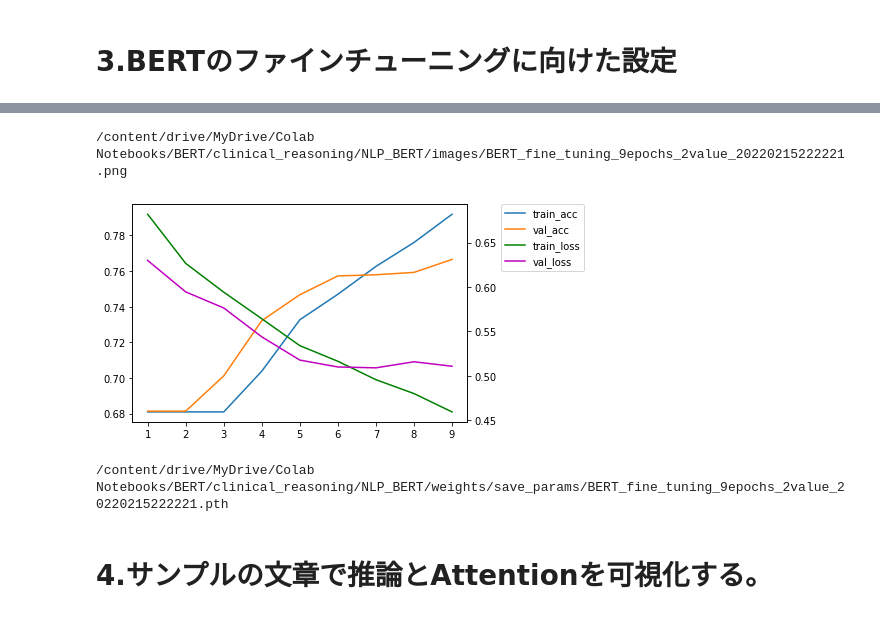
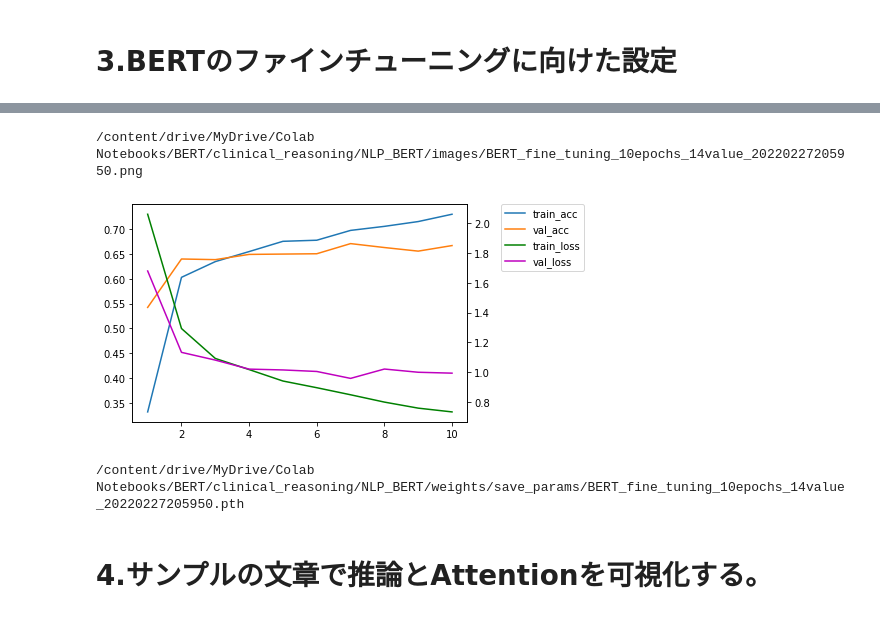
Before and after one commit to tuk19/NLP_BERT, a Jupyter notebook: Clinical_reasoning.ipynb, the cells around one changed output, grey strips where cells are left out. Drawn from its saved outputs; the diff is of its cells as text; code cells hidden in the pictures.

```diff
--- a/Clinical_reasoning.ipynb
+++ b/Clinical_reasoning.ipynb
@@ -78,7 +93,7 @@ from utils.dataloader import get_chABSA_DataLoaders_and_TEXT
 from utils.bert import BertTokenizer
 # %%
 # ラベル数を設定
-num_labels = 2
+num_labels = 14
 # %%
 train_dl, val_dl, TEXT, dataloaders_dict= get_chABSA_DataLoaders_and_TEXT(max_length=256, batch_size=32, num_labels=num_labels)
 # %% [output]
@@ -211,19 +236,25 @@ if num_labels == 2:
       {'params': net.cls2.parameters(), 'lr': 5e-5},
       {'params': net.cls3.parameters(), 'lr': 5e-5}
   ], betas=(0.9, 0.999))
+elif num_labels == 6:
+  optimizer = optim.Adam([
+      {'params': net.bert.encoder.layer[-1].parameters(), 'lr': 5e-5},
+      {'params': net.cls1.parameters(), 'lr': 5e-5},
+      {'params': net.cls2.parameters(), 'lr': 5e-5}
+  ], betas=(0.9, 0.999))
+elif num_labels == 14:
+  optimizer = optim.Adam([
+    {'params': net.bert.encoder.layer[-1].parameters(), 'lr': 5e-5},
+    {'params': net.cls1.parameters(), 'lr': 5e-5},
+    {'params': net.cls2.parameters(), 'lr': 5e-5}
+    # {'params': net.cls3.parameters(), 'lr': 5e-5}
+  ], betas=(0.9, 0.999))
 else:
   optimizer = optim.Adam([
       {'params': net.bert.encoder.layer[-1].parameters(), 'lr': 5e-5},
       {'params': net.cls1.parameters(), 'lr': 5e-5},
-      {'params': net.cls2.parameters(), 'lr': 5e-5},
-      {'params': net.cls3.parameters(), 'lr': 5e-5}
+      {'params': net.cls2.parameters(), 'lr': 5e-5}
   ], betas=(0.9, 0.999))
-
-  # optimizer = optim.Adam([
-  #     {'params': net.bert.encoder.layer[-1].parameters(), 'lr': 5e-5},
-  #     {'params': net.cls1.parameters(), 'lr': 5e-5},
-  #     {'params': net.cls2.parameters(), 'lr': 5e-5}
-  # ], betas=(0.9, 0.999))
 
 # 損失関数の設定
 criterion = nn.CrossEntropyLoss()
@@ -235,9 +266,13 @@ from utils.train import train_model
 # 学習・検証を実行する。
 # lossとaccを取得して、matplotlibでグラフ化するように変更する
 if num_labels == 2:
-  num_epochs = 9
+  num_epochs = 7
+elif num_labels == 6:
+  num_epochs = 7
+elif num_labels == 14:
+  num_epochs = 10
 else:
-  num_epochs = 6
+  num_epochs = 10
 
 # net_trained= train_model(net, dataloaders_dict,criterion, optimizer, num_epochs=num_epochs)
 net_trained, epochs_list, train_loss, train_acc, val_loss, val_acc = train_model(net, dataloaders_dict,criterion, optimizer, num_epochs=num_epochs)
@@ -262,38 +297,38 @@ Epoch 9/9 |  val  |  Loss: 0.5108 Acc: 0.7665
 # %%
 import matplotlib.pyplot as plt
 %matplotlib inline
 tokyo_tz = datetime.timezone(datetime.timedelta(hours=9))
 time_now = datetime.datetime.now(tokyo_tz)
 time_now = time_now.strftime("%Y%m%d%H%M%S")
 
 x = epochs_list
-y_tloss = train_loss
-y_tacc = train_acc
-y_vloss = val_loss
-y_vacc = val_acc
+y_tloss = torch.Tensor(train_loss).cpu().numpy()
+y_tacc = torch.Tensor(train_acc).cpu().numpy()
+y_vloss = torch.Tensor(val_loss).cpu().numpy()
+y_vacc = torch.Tensor(val_acc).cpu().numpy()
 
 
 fig = plt.figure()
 
 ax1 = fig.subplots()
 ax2 = ax1.twinx()
 
 ax1.plot(x, y_tacc, label="train_acc")
 ax1.plot(x, y_vacc, label="val_acc")
 
 ax2.plot(x, y_tloss, label="train_loss", color="g")
 ax2.plot(x, y_vloss, label="val_loss", color="m")
 
 h1, l1 = ax1.get_legend_handles_labels()
 h2, l2 = ax2.get_legend_handles_labels()
 ax1.legend(h1 + h2, l1 + l2, bbox_to_anchor=(1.1, 1), loc='upper left', borderaxespad=0)
 
 file_name = f"/content/drive/MyDrive/Colab Notebooks/BERT/clinical_reasoning/NLP_BERT/images/BERT_fine_tuning_{num_epochs}epochs_{num_labels}value_{time_now}.png"
 plt.savefig(file_name)
 print(file_name)
 # %% [output]
-/content/drive/MyDrive/Colab Notebooks/BERT/clinical_reasoning/NLP_BERT/images/BERT_fine_tuning_9epochs_2value_20220215222221.png
+/content/drive/MyDrive/Colab Notebooks/BERT/clinical_reasoning/NLP_BERT/images/BERT_fine_tuning_10epochs_14value_20220227205950.png
-[figure, old version]
+[figure, new version]
 # %%
 # 学習したネットワークパラメータを保存します
 save_weight_path = f"/content/drive/MyDrive/Colab Notebooks/BERT/clinical_reasoning/NLP_BERT/weights/save_params/BERT_fine_tuning_{num_epochs}epochs_{num_labels}value_{time_now}.pth"
@@ -304,7 +339,7 @@ torch.save(net_trained.state_dict(), save_path)
 
 print(save_weight_path)
 # %% [output]
-/content/drive/MyDrive/Colab Notebooks/BERT/clinical_reasoning/NLP_BERT/weights/save_params/BERT_fine_tuning_9epochs_2value_20220215222221.pth
+/content/drive/MyDrive/Colab Notebooks/BERT/clinical_reasoning/NLP_BERT/weights/save_params/BERT_fine_tuning_10epochs_14value_20220227205950.pth
 # %% [markdown]
 # 4.サンプルの文章で推論とAttentionを可視化する。
 # %%
```
Also changed, not shown: parts of 23 cells of this notebook.
